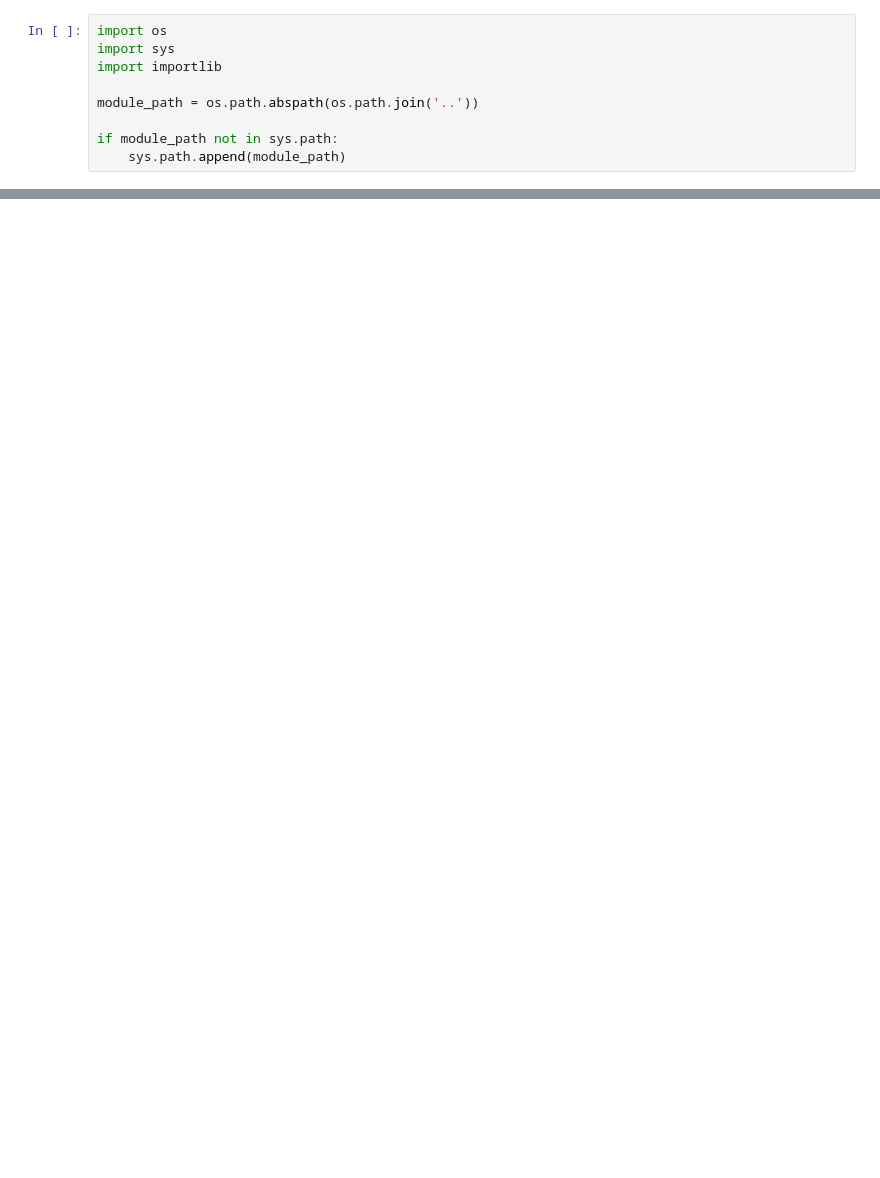
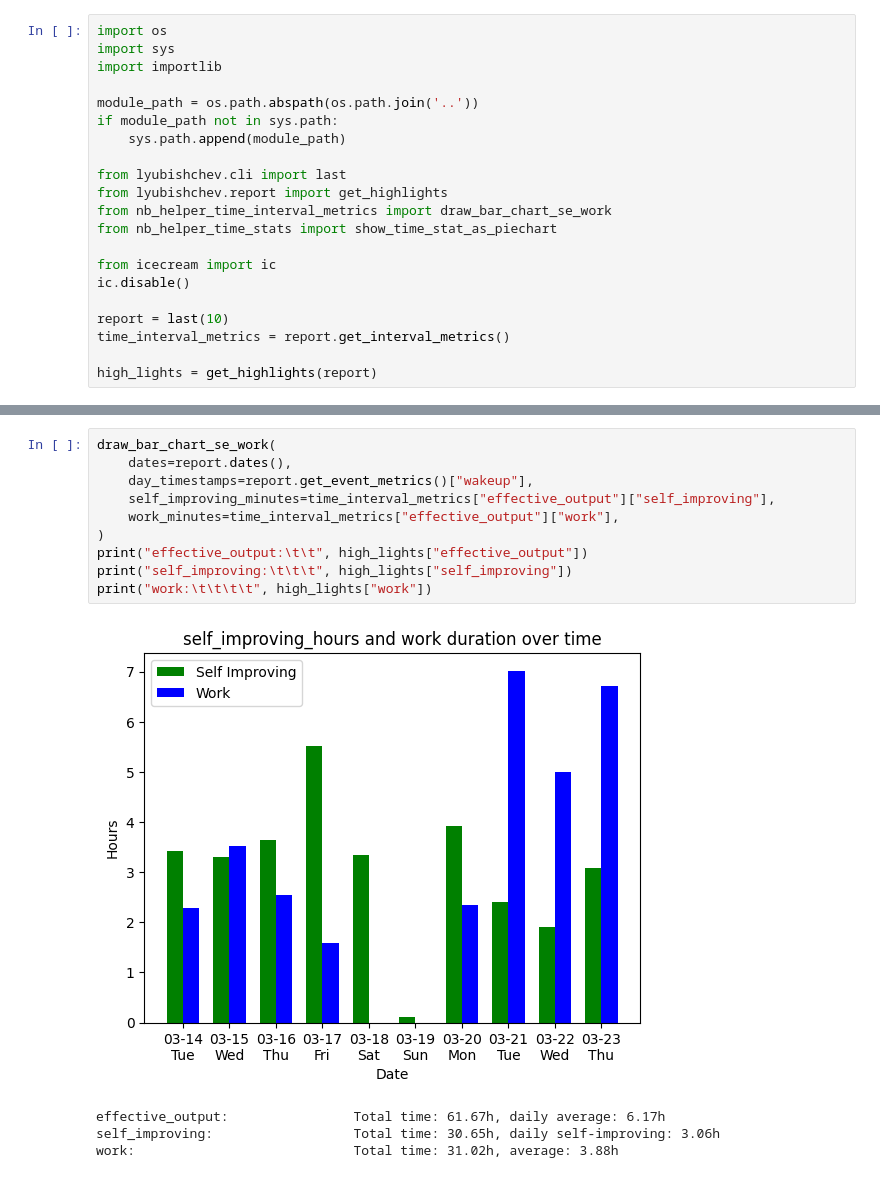
Before and after one commit to eliteGoblin/lyubishchev, a Jupyter notebook: notebook/DayRangeReport.ipynb, the cells around one changed output, grey strips where cells are left out. Cells and saved outputs as stored; diff of their text form; blank space fills up the shorter version.

Commit message:
add SE and work bar chart

```diff
--- a/notebook/DayRangeReport.ipynb
+++ b/notebook/DayRangeReport.ipynb
@@ -4,6 +4,18 @@ import sys
 import importlib
 
 module_path = os.path.abspath(os.path.join('..'))
-
 if module_path not in sys.path:
     sys.path.append(module_path)
+
+from lyubishchev.cli import last
+from lyubishchev.report import get_highlights
+from nb_helper_time_interval_metrics import draw_bar_chart_se_work
+from nb_helper_time_stats import show_time_stat_as_piechart
+
+from icecream import ic
+ic.disable()
+
+report = last(10)
+time_interval_metrics = report.get_interval_metrics()
+
+high_lights = get_highlights(report)
@@ -21,0 +26,15 @@ show_time_stat_as_piechart(report.get_time_stats())
+# %%
+draw_bar_chart_se_work(
+    dates=report.dates(),
+    day_timestamps=report.get_event_metrics()["wakeup"],
+    self_improving_minutes=time_interval_metrics["effective_output"]["self_improving"],
+    work_minutes=time_interval_metrics["effective_output"]["work"],
+)
+print("effective_output:\t\t", high_lights["effective_output"])
+print("self_improving:\t\t\t", high_lights["self_improving"])
+print("work:\t\t\t\t", high_lights["work"])
+# %% [output]
+[figure, added]
+effective_output:                Total time: 61.67h, daily average: 6.17h
+self_improving:                  Total time: 30.65h, daily self-improving: 3.06h
+work:                            Total time: 31.02h, average: 3.88h
```
Also changed, not shown: parts of 2 cells of this notebook, 9 other files.
